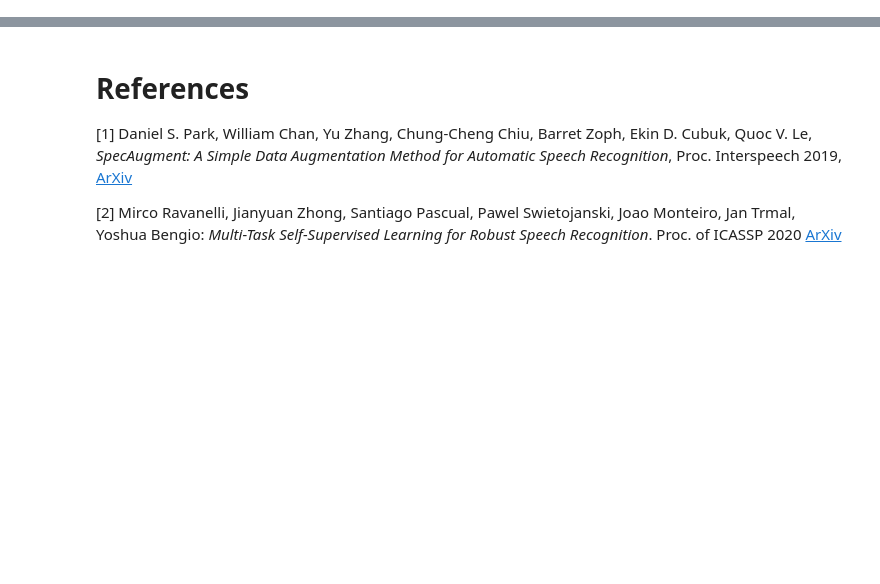
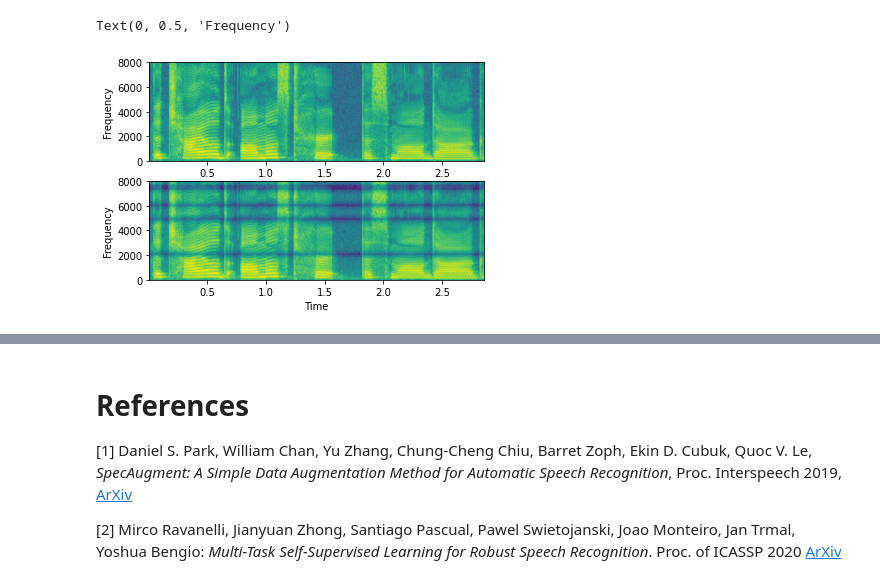
Before and after one commit to Yugi-Seong/AudioDataAugumentation-, a Jupyter notebook: SpeechAugmentation.ipynb, the cells around one changed output, grey strips where cells are left out. Cells and saved outputs as stored; diff of their text form; code cells hidden in the pictures; blank space fills up the shorter version.

```diff
--- a/SpeechAugmentation.ipynb
+++ b/SpeechAugmentation.ipynb
@@ -231,0 +154,24 @@ The current tutorial was based on our time-domain implementation. We also have a
+# %%
+from speechbrain.processing.speech_augmentation import DropFreq
+
+dropper2 = DropFreq(drop_count_low=5, drop_count_high=8)
+dropped_signal_freq = dropper2(clean)
+
+# 주파수 강하의 양 제어 매개변수
+# drop_count_low / drop_count_high, 드롭할 주파수 대역 수에 영향을 줌
+# drop_freq_low / drop_freq_high, 드롭될 수 있는 최소 및 최대 주파수에 해당
+# drop_width 는 드롭할 밴드의 너비에 해당
+
+# Let's plot the two spectrograms
+plt.subplot(211)
+plt.specgram(clean.squeeze(),Fs=16000)
+plt.xlabel('Time')
+plt.ylabel('Frequency')
+
+plt.subplot(212)
+plt.specgram(dropped_signal_freq.squeeze(),Fs=16000)
+plt.xlabel('Time')
+plt.ylabel('Frequency')
+# %% [output]
+Text(0, 0.5, 'Frequency')
+[figure, added]
```
Also changed, not shown: parts of 49 cells of this notebook.
